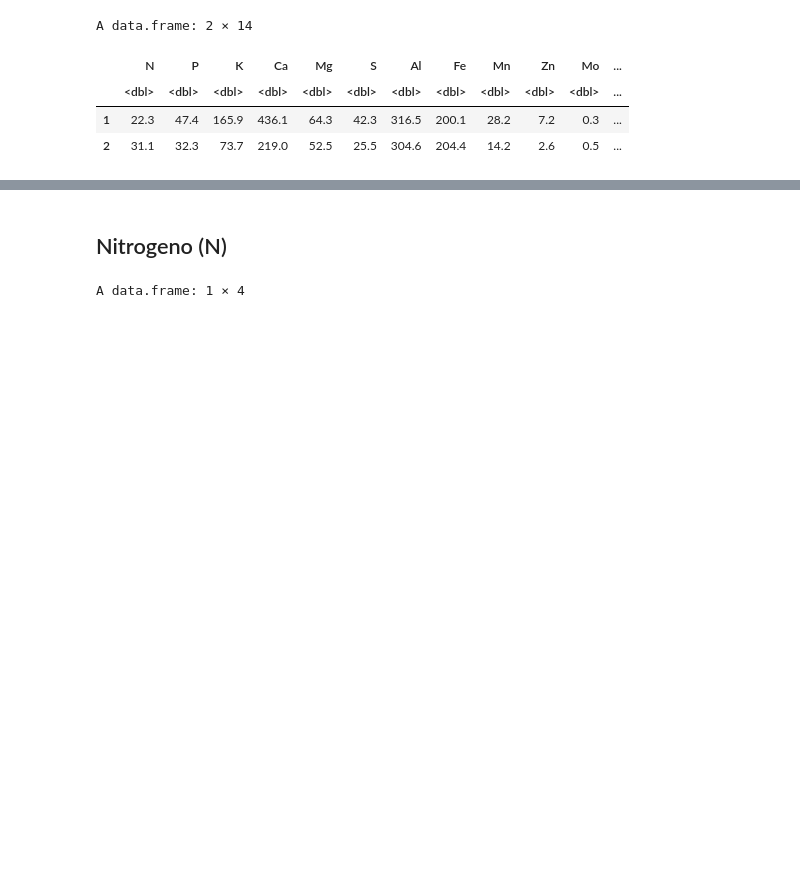
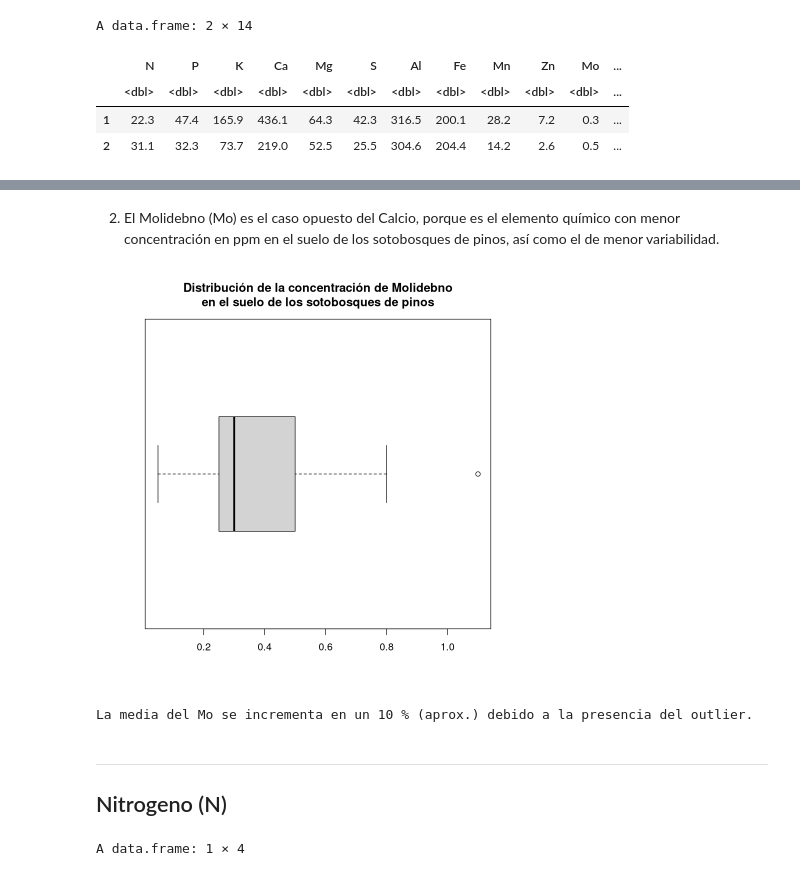
Before and after one commit to HugoVarelaSanchez/MEDAD_Vegetales, a Jupyter notebook: script.ipynb, the cells around one changed output, grey strips where cells are left out. Cells and saved outputs as stored; diff of their text form; code cells hidden in the pictures; blank space fills up the shorter version.

```diff
--- a/script.ipynb
+++ b/script.ipynb
@@ -81,4 +89,23 @@ Vamos a empezar con el analisis univariante
+# %% [markdown]
+2. El Molidebno (Mo) es el caso opuesto del Calcio, porque es el elemento químico con menor concentración en ppm en el suelo de los sotobosques de pinos, así como el de menor variabilidad.
+# %%
+boxplot(df_numeric[, "Mo"],
+        horizontal = T,
+        main = "Distribución de la concentración de Molidebno\nen el suelo de los sotobosques de pinos")
+# %% [output]
+[figure, added]
+# %%
+# Se observa la presencia de un dato tipico en la muestra
+outlier <- df_numeric[which.max(df_numeric$Mo), "Mo"]
+sin_outlier <- df_numeric[df_numeric$Mo != outlier, "Mo"]
+# Calcular en cuanto se increment la media de la concentracion de Molidebno en el suelo de las parcelas
+pct <- round(stats_table["Mo", "Mean"]/mean(sin_outlier) - 1, 2)
+cat("La media del Mo se incrementa en un", pct*100, "% (aprox.) debido a la presencia del outlier.")
+# %% [output]
+La media del Mo se incrementa en un 10 % (aprox.) debido a la presencia del outlier.
 # %% [markdown]
+---
+
 ## Nitrogeno (N)
 # %%
 mmvs[1, ]
```
Also changed, not shown: parts of 40 cells of this notebook.
